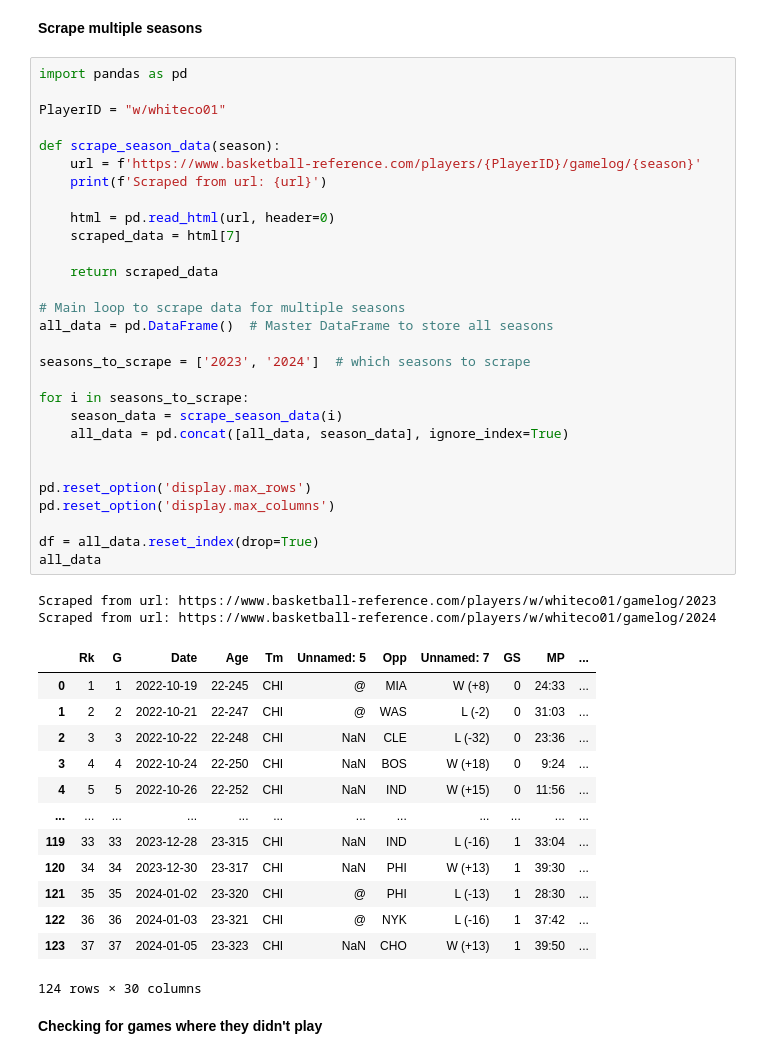
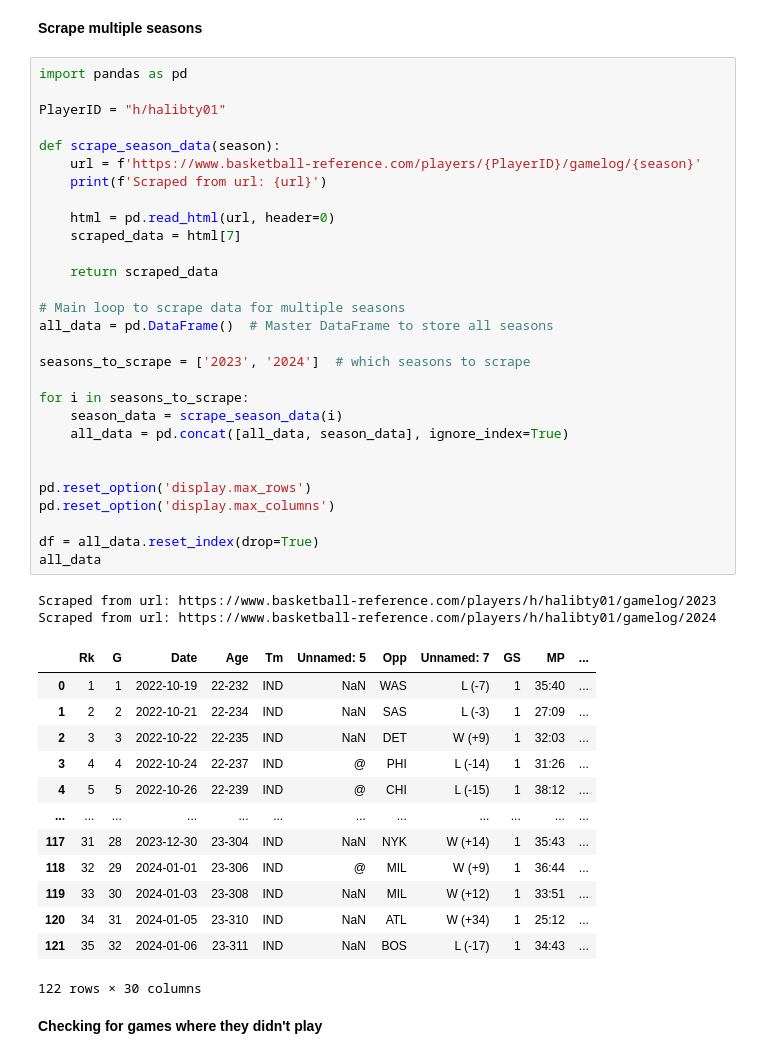
Before and after one commit to chadd28/ml-NBA-app, a Jupyter notebook: ml_NBA_v3.ipynb, the cells around one changed output. Cells and saved outputs as stored; diff of their text form.

```diff
--- a/ml_NBA_v3.ipynb
+++ b/ml_NBA_v3.ipynb
@@ -9,48 +9,48 @@ https://www.basketball-reference.com/players/
 # %%
 import pandas as pd
 
-PlayerID = "w/whiteco01"
+PlayerID = "h/halibty01"
 
 def scrape_season_data(season):
     url = f'https://www.basketball-reference.com/players/{PlayerID}/gamelog/{season}'
     print(f'Scraped from url: {url}')
 
     html = pd.read_html(url, header=0)
     scraped_data = html[7]
 
     return scraped_data
 
 # Main loop to scrape data for multiple seasons
 all_data = pd.DataFrame()  # Master DataFrame to store all seasons
 
 seasons_to_scrape = ['2023', '2024']  # which seasons to scrape
 
 for i in seasons_to_scrape:
     season_data = scrape_season_data(i)
     all_data = pd.concat([all_data, season_data], ignore_index=True)
 
 
 pd.reset_option('display.max_rows')
 pd.reset_option('display.max_columns')
 
 df = all_data.reset_index(drop=True)
 all_data
 # %% [output]
-Scraped from url: https://www.basketball-reference.com/players/w/whiteco01/gamelog/2023
-Scraped from url: https://www.basketball-reference.com/players/w/whiteco01/gamelog/2024
+Scraped from url: https://www.basketball-reference.com/players/h/halibty01/gamelog/2023
+Scraped from url: https://www.basketball-reference.com/players/h/halibty01/gamelog/2024
 |  | Rk | G | Date | Age | Tm | Unnamed: 5 | Opp | Unnamed: 7 | GS | MP | ... |
-| 0 | 1 | 1 | 2022-10-19 | 22-245 | CHI | @ | MIA | W (+8) | 0 | 24:33 | ... |
-| 1 | 2 | 2 | 2022-10-21 | 22-247 | CHI | @ | WAS | L (-2) | 0 | 31:03 | ... |
-| 2 | 3 | 3 | 2022-10-22 | 22-248 | CHI | NaN | CLE | L (-32) | 0 | 23:36 | ... |
-| 3 | 4 | 4 | 2022-10-24 | 22-250 | CHI | NaN | BOS | W (+18) | 0 | 9:24 | ... |
-| 4 | 5 | 5 | 2022-10-26 | 22-252 | CHI | NaN | IND | W (+15) | 0 | 11:56 | ... |
+| 0 | 1 | 1 | 2022-10-19 | 22-232 | IND | NaN | WAS | L (-7) | 1 | 35:40 | ... |
+| 1 | 2 | 2 | 2022-10-21 | 22-234 | IND | NaN | SAS | L (-3) | 1 | 27:09 | ... |
+| 2 | 3 | 3 | 2022-10-22 | 22-235 | IND | NaN | DET | W (+9) | 1 | 32:03 | ... |
+| 3 | 4 | 4 | 2022-10-24 | 22-237 | IND | @ | PHI | L (-14) | 1 | 31:26 | ... |
+| 4 | 5 | 5 | 2022-10-26 | 22-239 | IND | @ | CHI | L (-15) | 1 | 38:12 | ... |
 | ... | ... | ... | ... | ... | ... | ... | ... | ... | ... | ... | ... |
-| 119 | 33 | 33 | 2023-12-28 | 23-315 | CHI | NaN | IND | L (-16) | 1 | 33:04 | ... |
-| 120 | 34 | 34 | 2023-12-30 | 23-317 | CHI | NaN | PHI | W (+13) | 1 | 39:30 | ... |
-| 121 | 35 | 35 | 2024-01-02 | 23-320 | CHI | @ | PHI | L (-13) | 1 | 28:30 | ... |
-| 122 | 36 | 36 | 2024-01-03 | 23-321 | CHI | @ | NYK | L (-16) | 1 | 37:42 | ... |
-| 123 | 37 | 37 | 2024-01-05 | 23-323 | CHI | NaN | CHO | W (+13) | 1 | 39:50 | ... |
+| 117 | 31 | 28 | 2023-12-30 | 23-304 | IND | NaN | NYK | W (+14) | 1 | 35:43 | ... |
+| 118 | 32 | 29 | 2024-01-01 | 23-306 | IND | @ | MIL | W (+9) | 1 | 36:44 | ... |
+| 119 | 33 | 30 | 2024-01-03 | 23-308 | IND | NaN | MIL | W (+12) | 1 | 33:51 | ... |
+| 120 | 34 | 31 | 2024-01-05 | 23-310 | IND | NaN | ATL | W (+34) | 1 | 25:12 | ... |
+| 121 | 35 | 32 | 2024-01-06 | 23-311 | IND | NaN | BOS | L (-17) | 1 | 34:43 | ... |
-124 rows × 30 columns
+122 rows × 30 columns
 # %% [markdown]
 **Checking for games where they didn't play**
 # %%
```
Also changed, not shown: parts of 19 cells of this notebook.
